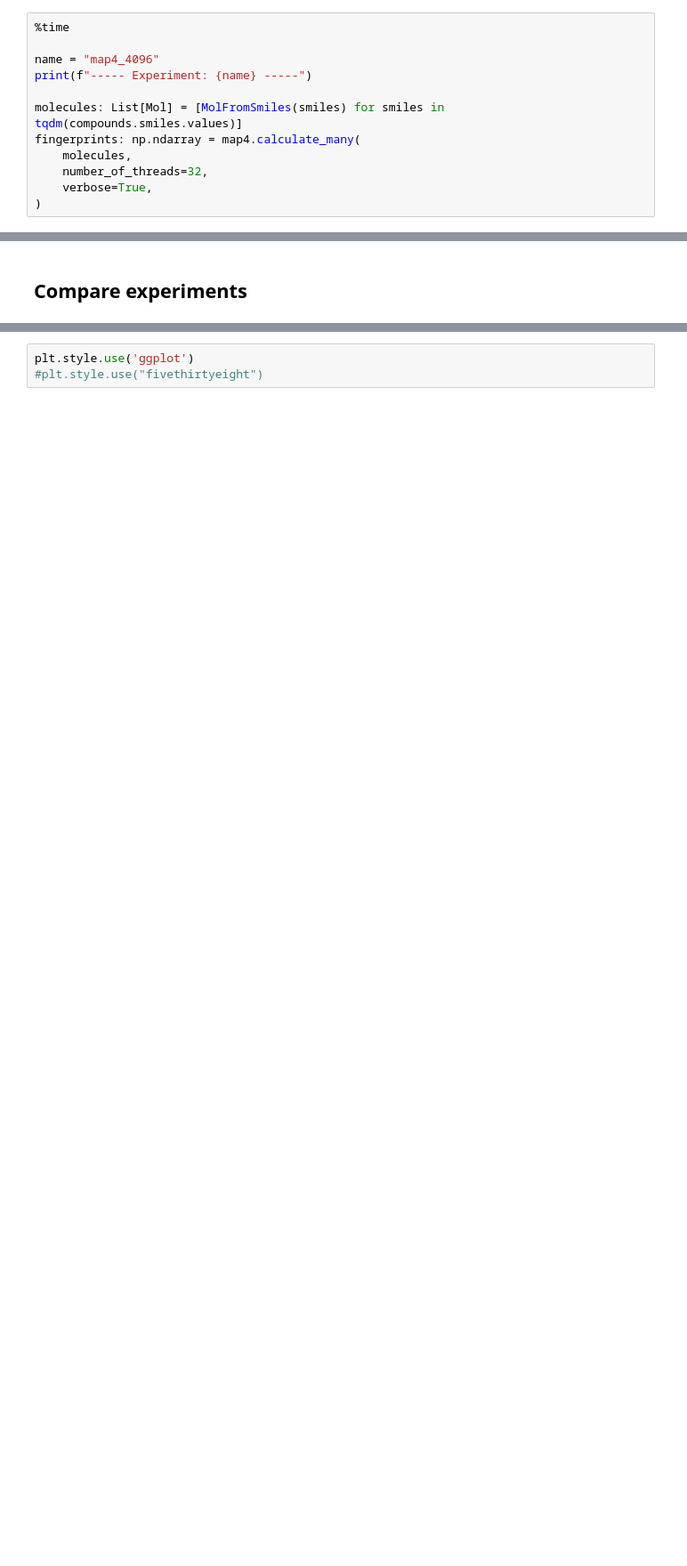
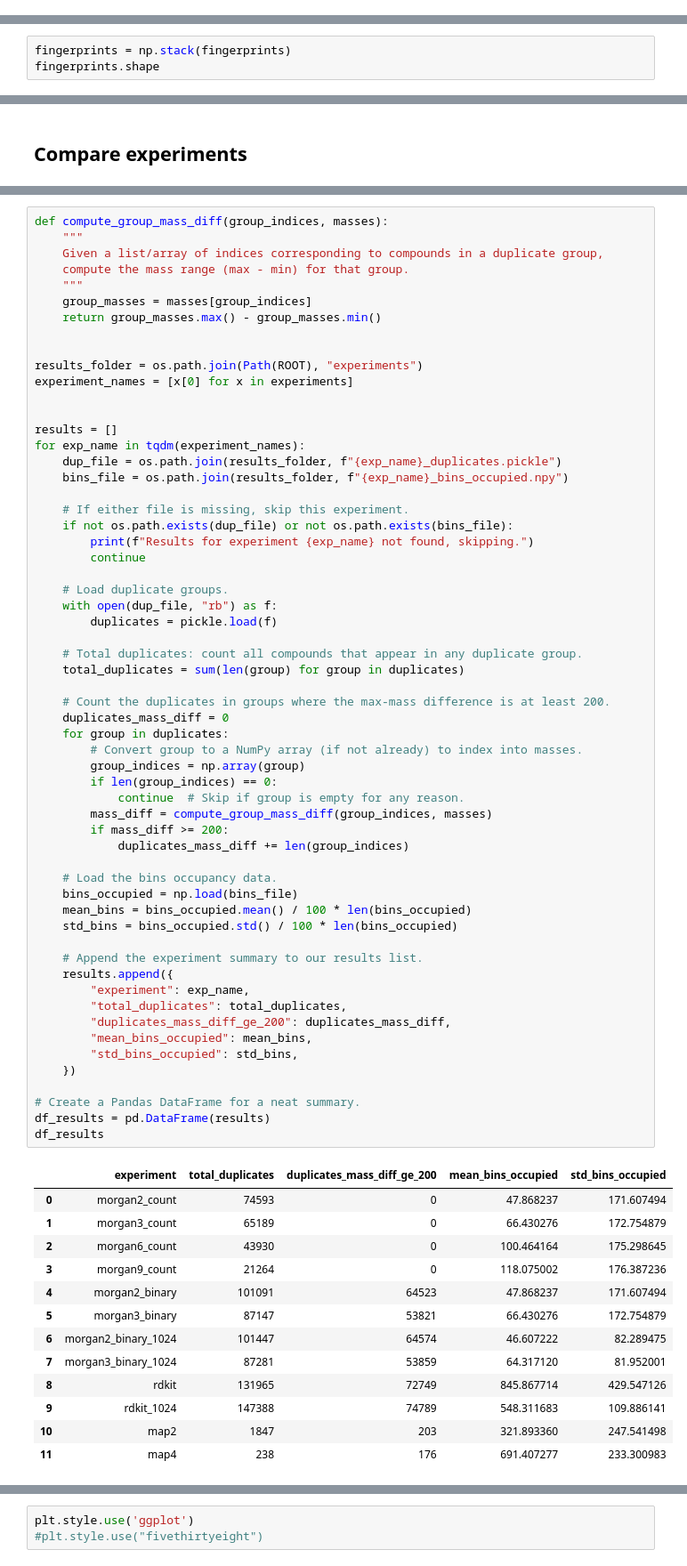
Before and after one commit to florian-huber/molecular_fingerprint_comparisons, a Jupyter notebook: notebooks/fingerprint_analysis_01_duplications.ipynb, the cells around one changed output, grey strips where cells are left out. Shown: that part at 89% size. Cells and saved outputs as stored; diff of their text form; blank space fills up the shorter version.

```diff
--- a/notebooks/fingerprint_analysis_01_duplications.ipynb
+++ b/notebooks/fingerprint_analysis_01_duplications.ipynb
@@ -274,12 +122,0 @@ map4 = MAP4(
-# %%
-%time
-
-name = "map4_4096"
-print(f"----- Experiment: {name} -----")
-
-molecules: List[Mol] = [MolFromSmiles(smiles) for smiles in tqdm(compounds.smiles.values)]
-fingerprints: np.ndarray = map4.calculate_many(
-    molecules,
-    number_of_threads=32,
-    verbose=True,
-)
@@ -320,0 +326,3 @@ print(f"The largest cluster has {max(duplicate_statistics)} compounds with ident
+# %%
+fingerprints = np.stack(fingerprints)
+fingerprints.shape
@@ -344,2 +359,75 @@ colors = ["#00A878", "#6CCD8C",
+# %%
+def compute_group_mass_diff(group_indices, masses):
+    """
+    Given a list/array of indices corresponding to compounds in a duplicate group,
+    compute the mass range (max - min) for that group.
+    """
+    group_masses = masses[group_indices]
+    return group_masses.max() - group_masses.min()
+
+
+results_folder = os.path.join(Path(ROOT), "experiments")
+experiment_names = [x[0] for x in experiments]
+
+
+results = []
+for exp_name in tqdm(experiment_names):
+    dup_file = os.path.join(results_folder, f"{exp_name}_duplicates.pickle")
+    bins_file = os.path.join(results_folder, f"{exp_name}_bins_occupied.npy")
+
+    # If either file is missing, skip this experiment.
+    if not os.path.exists(dup_file) or not os.path.exists(bins_file):
+        print(f"Results for experiment {exp_name} not found, skipping.")
+        continue
+
+    # Load duplicate groups.
+    with open(dup_file, "rb") as f:
+        duplicates = pickle.load(f)
+
+    # Total duplicates: count all compounds that appear in any duplicate group.
+    total_duplicates = sum(len(group) for group in duplicates)
+
+    # Count the duplicates in groups where the max-mass difference is at least 200.
+    duplicates_mass_diff = 0
+    for group in duplicates:
+        # Convert group to a NumPy array (if not already) to index into masses.
+        group_indices = np.array(group)
+        if len(group_indices) == 0:
+            continue  # Skip if group is empty for any reason.
+        mass_diff = compute_group_mass_diff(group_indices, masses)
+        if mass_diff >= 200:
+            duplicates_mass_diff += len(group_indices)
+
+    # Load the bins occupancy data.
+    bins_occupied = np.load(bins_file)
+    mean_bins = bins_occupied.mean() / 100 * len(bins_occupied)
+    std_bins = bins_occupied.std() / 100 * len(bins_occupied)
+
+    # Append the experiment summary to our results list.
+    results.append({
+        "experiment": exp_name,
+        "total_duplicates": total_duplicates,
+        "duplicates_mass_diff_ge_200": duplicates_mass_diff,
+        "mean_bins_occupied": mean_bins,
+        "std_bins_occupied": std_bins,
+    })
+
+# Create a Pandas DataFrame for a neat summary.
+df_results = pd.DataFrame(results)
+df_results
+# %% [output]
+|  | experiment | total_duplicates | duplicates_mass_diff_ge_200 | mean_bins_occupied | std_bins_occupied |
+| 0 | morgan2_count | 74593 | 0 | 47.868237 | 171.607494 |
+| 1 | morgan3_count | 65189 | 0 | 66.430276 | 172.754879 |
+| 2 | morgan6_count | 43930 | 0 | 100.464164 | 175.298645 |
+| 3 | morgan9_count | 21264 | 0 | 118.075002 | 176.387236 |
+| 4 | morgan2_binary | 101091 | 64523 | 47.868237 | 171.607494 |
+| 5 | morgan3_binary | 87147 | 53821 | 66.430276 | 172.754879 |
+| 6 | morgan2_binary_1024 | 101447 | 64574 | 46.607222 | 82.289475 |
+| 7 | morgan3_binary_1024 | 87281 | 53859 | 64.317120 | 81.952001 |
+| 8 | rdkit | 131965 | 72749 | 845.867714 | 429.547126 |
+| 9 | rdkit_1024 | 147388 | 74789 | 548.311683 | 109.886141 |
+| 10 | map2 | 1847 | 203 | 321.893360 | 247.541498 |
+| 11 | map4 | 238 | 176 | 691.407277 | 233.300983 |
 # %%
 files_experiments = [
```
Also changed, not shown: parts of 34 cells of this notebook.
